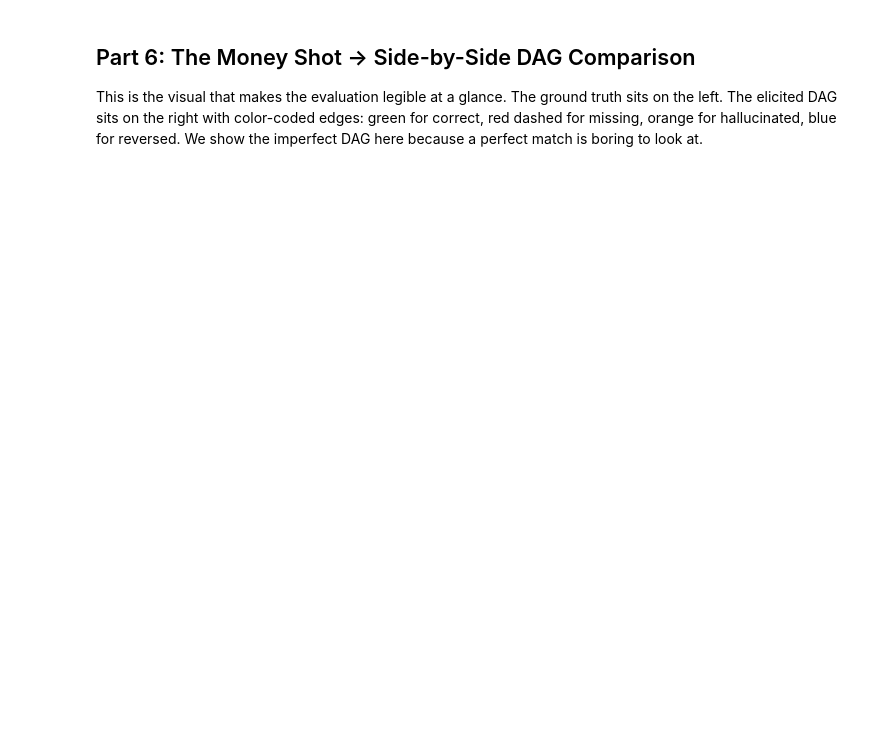
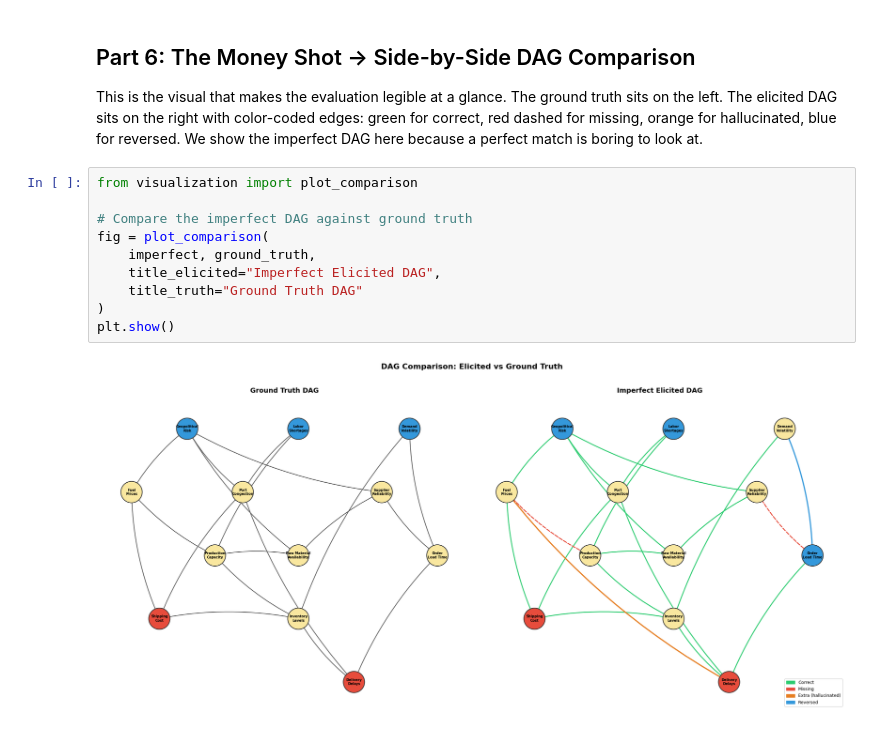
Before and after one commit to AbishaV/DAG-Elicitation-ProfY, a Jupyter notebook: notebooks/dag_elicitation.ipynb, the cells around one changed output. Drawn from its saved outputs; the diff is of its cells as text; blank space fills up the shorter version.

```diff
--- a/notebooks/dag_elicitation.ipynb
+++ b/notebooks/dag_elicitation.ipynb
@@ -303,3 +307,15 @@ The reversed edge (order_lead_time causing demand_volatility instead of the reve
 ## Part 6: The Money Shot -> Side-by-Side DAG Comparison
 
 This is the visual that makes the evaluation legible at a glance. The ground truth sits on the left. The elicited DAG sits on the right with color-coded edges: green for correct, red dashed for missing, orange for hallucinated, blue for reversed. We show the imperfect DAG here because a perfect match is boring to look at.
+# %%
+from visualization import plot_comparison
+
+# Compare the imperfect DAG against ground truth
+fig = plot_comparison(
+    imperfect, ground_truth,
+    title_elicited="Imperfect Elicited DAG",
+    title_truth="Ground Truth DAG"
+)
+plt.show()
+# %% [output]
+[figure, added]
```
Also changed, not shown: parts of 15 cells of this notebook, 2 other files.
